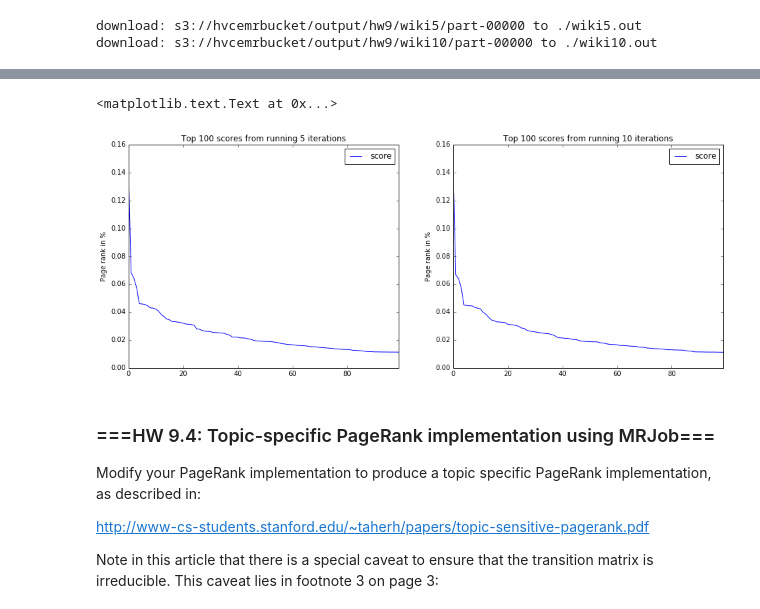
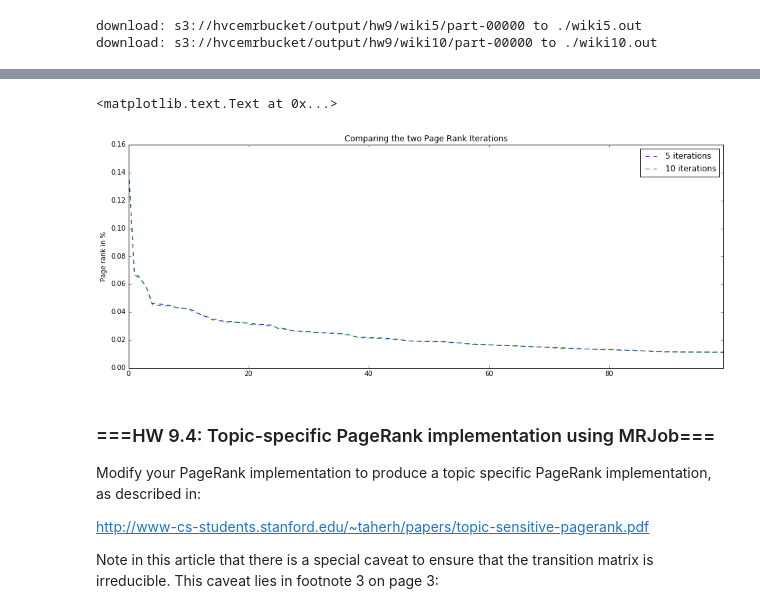
Before and after one commit to hchandaria/UCB_MIDS_W261, a Jupyter notebook: hw9/MIDS-W261-2016-HWK-Assignment9-Chandaria.ipynb, the cells around one changed output, grey strips where cells are left out. Drawn from its saved outputs; the diff is of its cells as text; code cells hidden in the pictures.

```diff
--- a/hw9/MIDS-W261-2016-HWK-Assignment9-Chandaria.ipynb
+++ b/hw9/MIDS-W261-2016-HWK-Assignment9-Chandaria.ipynb
@@ -945,23 +945,20 @@ Top 10 scores in percentage from running 5 iterations
 # %%
 #plot degree of distribution
 import pandas as pd
 from matplotlib import pyplot as plt
 fig = plt.figure(figsize=(16,6))
-ax = fig.add_subplot(121)
+ax = fig.add_subplot(111)
 df1 = pd.read_csv('wiki5.out',sep='\t',header=None)
 df1.columns = ['nodes','score']
-df1.plot(kind='line',y='score',ax=ax)
+df2 = pd.read_csv('wiki10.out',sep='\t',header=None)
+df2.columns = ['nodes','score']
+df1.plot(kind='line',y='score',ax=ax,linestyle='--',label='5 iterations')
+df2.plot(kind='line',y='score',ax=ax,linestyle='--',label='10 iterations')
 plt.ylabel('Page rank in %')
-plt.title('Top 100 scores from running 5 iterations')
-ax = fig.add_subplot(122)
-df1 = pd.read_csv('wiki10.out',sep='\t',header=None)
-df1.columns = ['nodes','score']
-df1.plot(kind='line',y='score',ax=ax)
-plt.ylabel('Page rank in %')
-plt.title('Top 100 scores from running 10 iterations')
+plt.title('Comparing the two Page Rank Iterations')
 # %% [output]
 <matplotlib.text.Text at 0x...>
-[figure, old version]
+[figure, new version]
 # %% [markdown]
 ### ===HW 9.4: Topic-specific PageRank implementation using MRJob===
 
```
Also changed, not shown: parts of 10 cells of this notebook.
